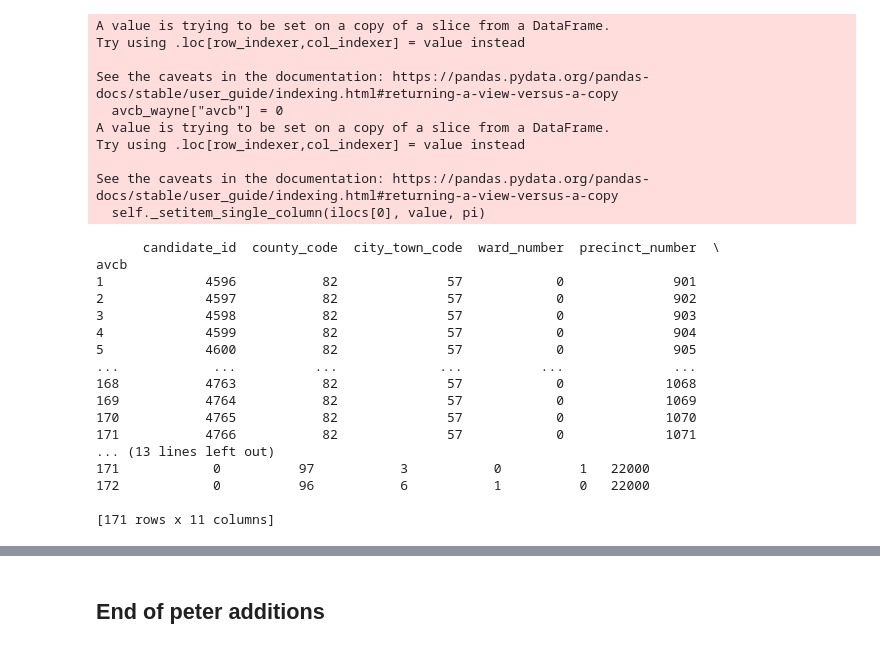
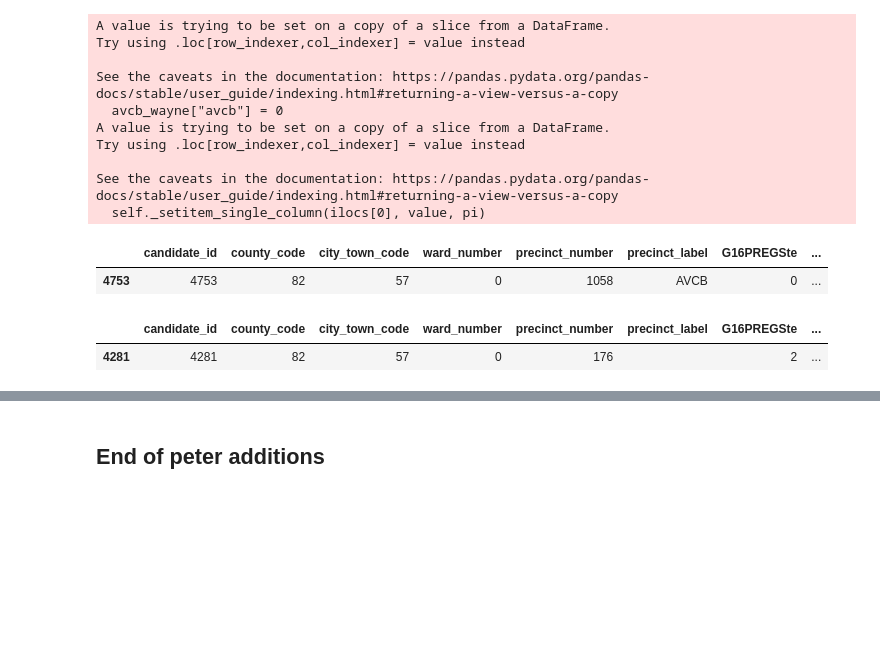
Before and after one commit to nonpartisan-redistricting-datahub/pdv-mi, a Jupyter notebook: vest-mi-2016/vest_mi_2016.ipynb, the cells around one changed output, grey strips where cells are left out. Saved outputs shown, nothing was run; the diff lists cells and outputs as text; code cells hidden in the pictures; blank space fills up the shorter version.

```diff
--- a/vest-mi-2016/vest_mi_2016.ipynb
+++ b/vest-mi-2016/vest_mi_2016.ipynb
@@ -633,3 +546,13 @@ Try using .loc[row_indexer,col_indexer] = value instead
 
 See the caveats in the documentation: https://pandas.pydata.org/pandas-docs/stable/user_guide/indexing.html#returning-a-view-versus-a-copy
   self._setitem_single_column(ilocs[0], value, pi)
+# %%
+avcb_wayne.loc[avcb_wayne["avcb"]==158]
+# %% [output]
+|  | candidate_id | county_code | city_town_code | ward_number | precinct_number | precinct_label | G16PREGSte | ... |
+| 4753 | 4753 | 82 | 57 | 0 | 1058 | AVCB | 0 | ... |
+# %%
+precincts_detroit.loc[precincts_detroit["avcb"]=='37/158']
+# %% [output]
+|  | candidate_id | county_code | city_town_code | ward_number | precinct_number | precinct_label | G16PREGSte | ... |
+| 4281 | 4281 | 82 | 57 | 0 | 176 |  | 2 | ... |
@@ -639,17 +565,7 @@ avcb_wayne = avcb_wayne[avcb_wayne["avcb"]!=158]
 avcb_adj_dict = {'37/158':'37'}
 precincts_detroit["avcb"]= precincts_detroit["avcb"].map(avcb_adj_dict).fillna(precincts_detroit["avcb"])
 # %%
-## adapted PH CODE for vote allocation - avcbs
-
-#Copy dfs to set up for reallocation to create new df
-df_with_avcb_and_stat_reallocated = df_no_avcb_or_stat.copy()
-
-#groupby_avcb_and_stat_tot.reset_index(inplace=True, drop=False)
-#groupby_county_tot_no_avcborstat.reset_index(inplace=True, drop=False)
-
 to_dole_out_totals = avcb_wayne.groupby(["avcb"]).sum()
-
-
 
 print(to_dole_out_totals)
 precinct_specific_totals = precincts_detroit.groupby(["avcb"]).sum()
@@ -705,11 +621,6 @@ first_allocation.reset_index(inplace=True,drop=False)
 #Now we want to iterate district by district to work on rounding
 county_list = list(to_dole_out_totals["avcb"].unique())
 
-
-
-
-
-
 #Iterate over the district
 for county in county_list:
     for race in column_list:
@@ -730,24 +641,6 @@ for race in column_list:
     #Round every allocation down to not add fractional votes
     precincts_detroit.loc[:,add_var]=np.floor(precincts_detroit.loc[:,add_var])
     precincts_detroit.loc[:,race]+=precincts_detroit.loc[:,add_var]
-# %% [output]
-      candidate_id  county_code  city_town_code  ward_number  precinct_number  \
-avcb
-1             4596           82              57            0              901
-2             4597           82              57            0              902
-3             4598           82              57            0              903
-4             4599           82              57            0              904
-5             4600           82              57            0              905
-...            ...          ...             ...          ...              ...
-168           4763           82              57            0             1068
-169           4764           82              57            0             1069
-170           4765           82              57            0             1070
-171           4766           82              57            0             1071
-... (13 lines left out)
-171            0          97           3           0          1   22000
-172            0          96           6           1          0   22000
-
-[171 rows x 11 columns]
 # %%
 precincts_detroit = precincts_detroit[['candidate_id', 'county_code', 'city_town_code', 'ward_number',
        'precinct_number', 'precinct_label', 'G16PREGSte', 'G16PREDCli',
```
Also changed, not shown: parts of 61 cells of this notebook.
